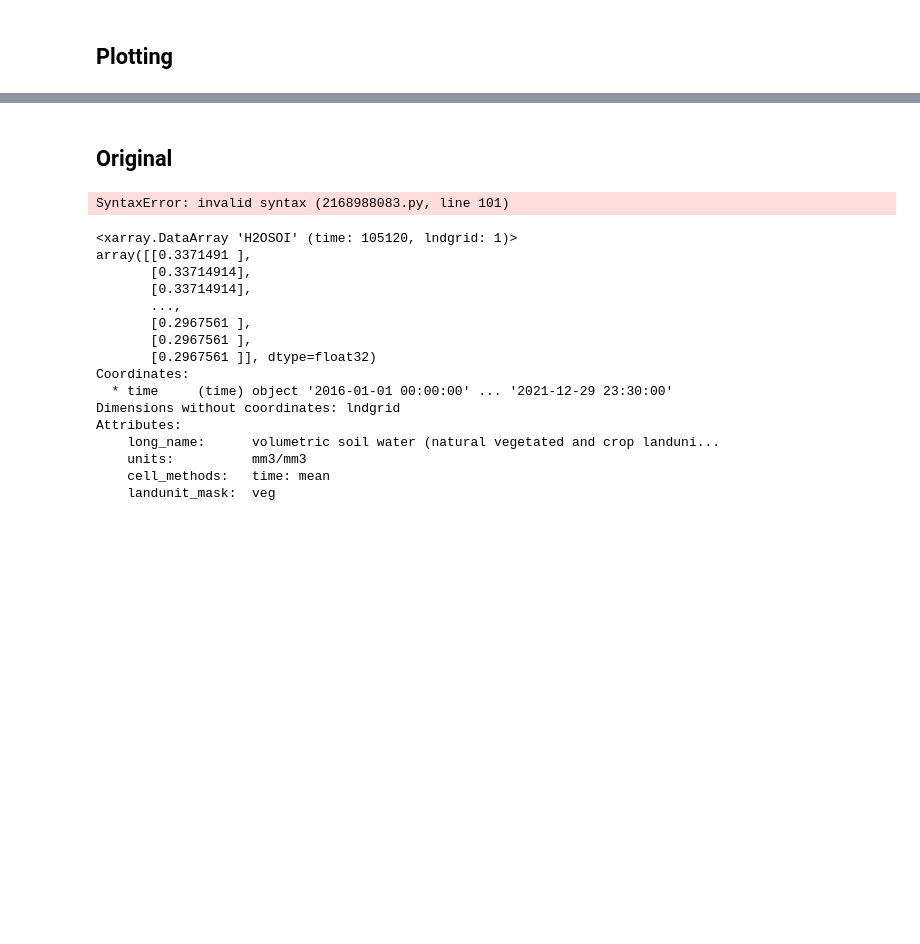
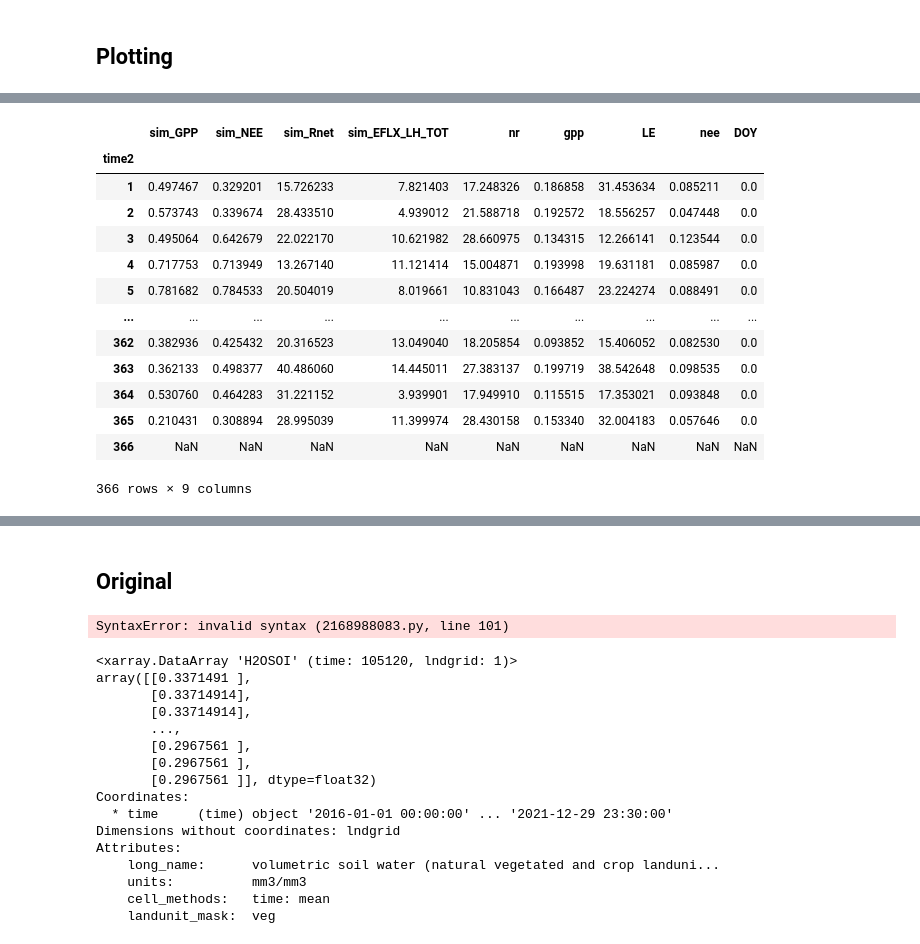
Before and after one commit to ntarasewicz/neon_scripts, a Jupyter notebook: notebooks/preprocessor_dailyNR1.ipynb, the cells around one changed output, grey strips where cells are left out. Drawn from its saved outputs; the diff is of its cells as text; code cells hidden in the pictures; blank space fills up the shorter version.

```diff
--- a/notebooks/preprocessor_dailyNR1.ipynb
+++ b/notebooks/preprocessor_dailyNR1.ipynb
@@ -404,4 +372,21 @@ DOY                1.107167e+04
 dtype: float64
+# %%
+climo1SD
+# %% [output]
+|  | sim_GPP | sim_NEE | sim_Rnet | sim_EFLX_LH_TOT | nr | gpp | LE | nee | DOY |
+| time2 |  |  |  |  |  |  |  |  |  |
+| 1 | 0.497467 | 0.329201 | 15.726233 | 7.821403 | 17.248326 | 0.186858 | 31.453634 | 0.085211 | 0.0 |
+| 2 | 0.573743 | 0.339674 | 28.433510 | 4.939012 | 21.588718 | 0.192572 | 18.556257 | 0.047448 | 0.0 |
+| 3 | 0.495064 | 0.642679 | 22.022170 | 10.621982 | 28.660975 | 0.134315 | 12.266141 | 0.123544 | 0.0 |
+| 4 | 0.717753 | 0.713949 | 13.267140 | 11.121414 | 15.004871 | 0.193998 | 19.631181 | 0.085987 | 0.0 |
+| 5 | 0.781682 | 0.784533 | 20.504019 | 8.019661 | 10.831043 | 0.166487 | 23.224274 | 0.088491 | 0.0 |
+| ... | ... | ... | ... | ... | ... | ... | ... | ... | ... |
+| 362 | 0.382936 | 0.425432 | 20.316523 | 13.049040 | 18.205854 | 0.093852 | 15.406052 | 0.082530 | 0.0 |
+| 363 | 0.362133 | 0.498377 | 40.486060 | 14.445011 | 27.383137 | 0.199719 | 38.542648 | 0.098535 | 0.0 |
+| 364 | 0.530760 | 0.464283 | 31.221152 | 3.939901 | 17.949910 | 0.115515 | 17.353021 | 0.093848 | 0.0 |
+| 365 | 0.210431 | 0.308894 | 28.995039 | 11.399974 | 28.430158 | 0.153340 | 32.004183 | 0.057646 | 0.0 |
+| 366 | NaN | NaN | NaN | NaN | NaN | NaN | NaN | NaN | NaN |
+366 rows × 9 columns
 # %%
 color1= '#e28743'
 color2='#1d657e'
```
Also changed, not shown: parts of 15 cells of this notebook.
